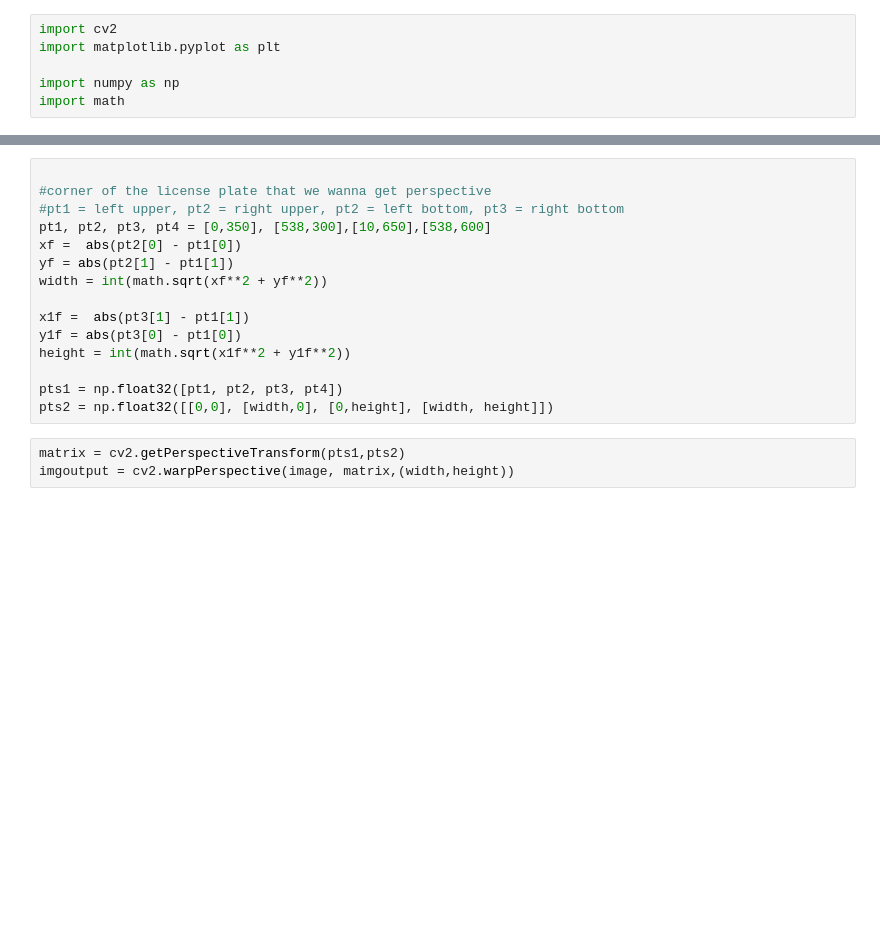
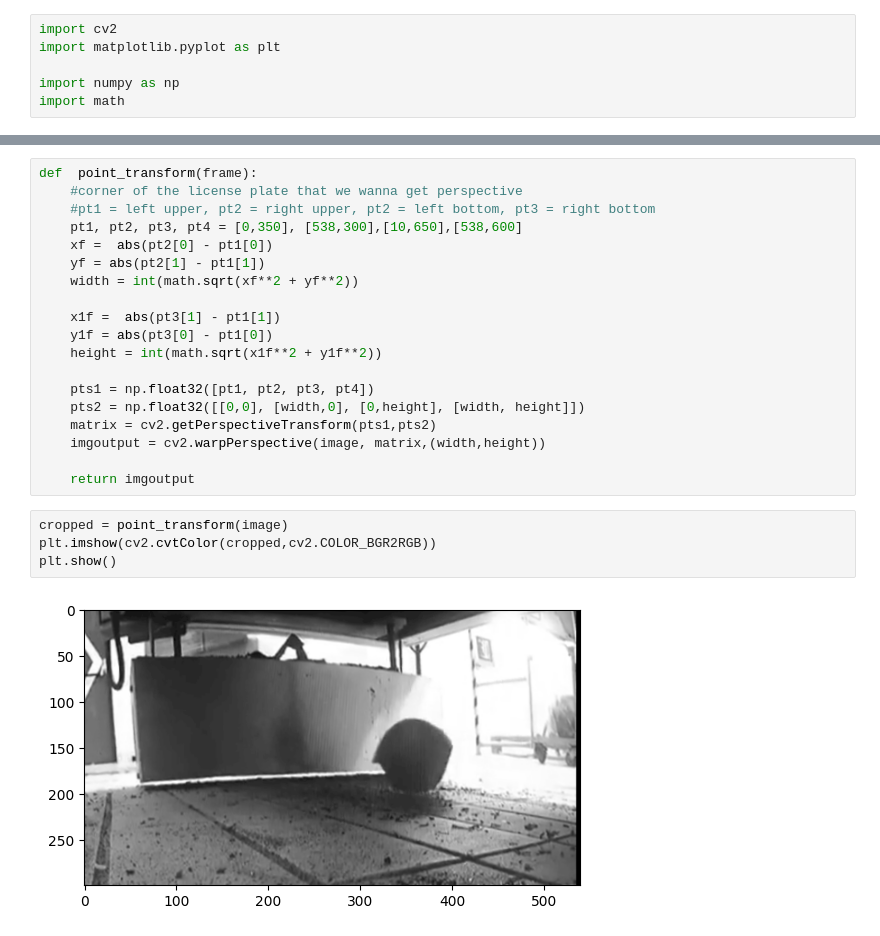
Before and after one commit to xalil8/opencv_task, a Jupyter notebook: try.ipynb, the cells around one changed output, grey strips where cells are left out. Saved outputs shown, nothing was run; the diff lists cells and outputs as text; blank space fills up the shorter version.

```diff
--- a/try.ipynb
+++ b/try.ipynb
@@ -15,18 +13,25 @@ plt.show()
 # %%
+def  point_transform(frame):
+    #corner of the license plate that we wanna get perspective
+    #pt1 = left upper, pt2 = right upper, pt2 = left bottom, pt3 = right bottom
+    pt1, pt2, pt3, pt4 = [0,350], [538,300],[10,650],[538,600]
+    xf =  abs(pt2[0] - pt1[0])
+    yf = abs(pt2[1] - pt1[1])
+    width = int(math.sqrt(xf**2 + yf**2))
 
-#corner of the license plate that we wanna get perspective
-#pt1 = left upper, pt2 = right upper, pt2 = left bottom, pt3 = right bottom
-pt1, pt2, pt3, pt4 = [0,350], [538,300],[10,650],[538,600]
-xf =  abs(pt2[0] - pt1[0])
-yf = abs(pt2[1] - pt1[1])
-width = int(math.sqrt(xf**2 + yf**2))
+    x1f =  abs(pt3[1] - pt1[1])
+    y1f = abs(pt3[0] - pt1[0])
+    height = int(math.sqrt(x1f**2 + y1f**2))
 
-x1f =  abs(pt3[1] - pt1[1])
-y1f = abs(pt3[0] - pt1[0])
-height = int(math.sqrt(x1f**2 + y1f**2))
+    pts1 = np.float32([pt1, pt2, pt3, pt4])
+    pts2 = np.float32([[0,0], [width,0], [0,height], [width, height]])
+    matrix = cv2.getPerspectiveTransform(pts1,pts2)
+    imgoutput = cv2.warpPerspective(image, matrix,(width,height))
 
-pts1 = np.float32([pt1, pt2, pt3, pt4])
-pts2 = np.float32([[0,0], [width,0], [0,height], [width, height]])
+    return imgoutput
-# %%
-matrix = cv2.getPerspectiveTransform(pts1,pts2)
-imgoutput = cv2.warpPerspective(image, matrix,(width,height))
+# %%
+cropped = point_transform(image)
+plt.imshow(cv2.cvtColor(cropped,cv2.COLOR_BGR2RGB))
+plt.show()
+# %% [output]
+[figure, added]
```
Also changed, not shown: parts of 7 cells of this notebook.
